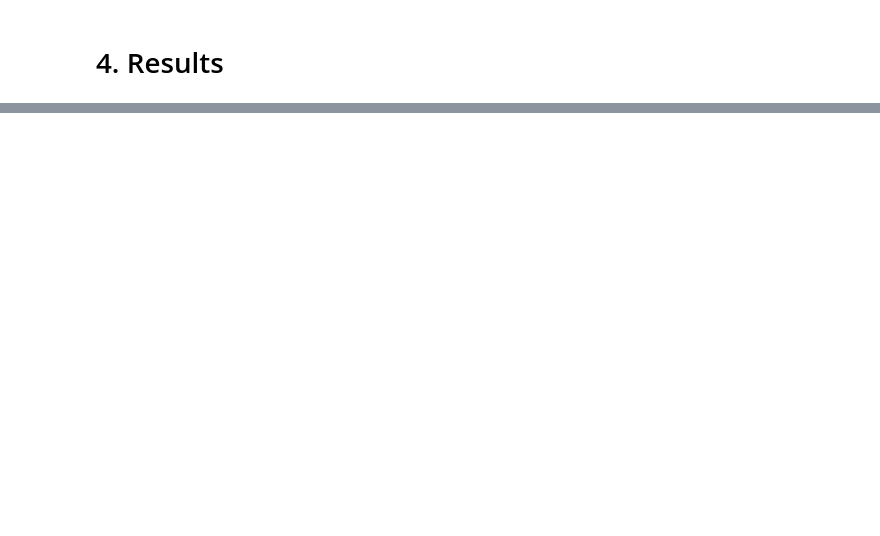
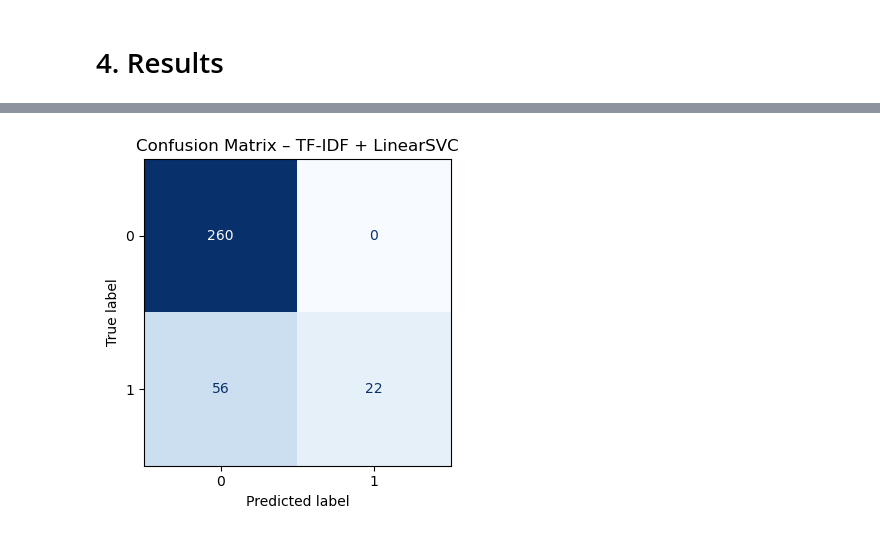
Before and after one commit to LucasCharb/Data_Project, a Jupyter notebook: Project.ipynb, the cells around one changed output, grey strips where cells are left out. Saved outputs shown, nothing was run; the diff lists cells and outputs as text; code cells hidden in the pictures; blank space fills up the shorter version.

```diff
--- a/Project.ipynb
+++ b/Project.ipynb
@@ -1200,0 +1629,29 @@ plot_grouped_bar(metric="Test_F1", title_suffix="Test F1-macro")
+# %%
+def plot_confusion_matrix_model(model, X_test, y_test, title="Confusion matrix"):
+    """
+    Plots confusion matrix for a fitted scikit-learn model.
+    """
+    y_pred = model.predict(X_test)
+    cm = confusion_matrix(y_test, y_pred)
+    disp = ConfusionMatrixDisplay(
+        confusion_matrix=cm,
+        display_labels=np.unique(y_test),
+    )
+    fig, ax = plt.subplots(figsize=(4, 4))
+    disp.plot(ax=ax, cmap="Blues", colorbar=False)
+    plt.title(title)
+    plt.xlabel("Predicted label")
+    plt.ylabel("True label")
+    plt.tight_layout()
+    plt.show()
+
+    return y_pred
+# %%
+y_pred_svm_tfidf = plot_confusion_matrix_model(
+    svm_tfidf,
+    X_test_tfidf,
+    y_test,
+    title="Confusion Matrix – TF-IDF + LinearSVC",
+)
+# %% [output]
+[figure, added]
```
Also changed, not shown: parts of 45 cells of this notebook.
